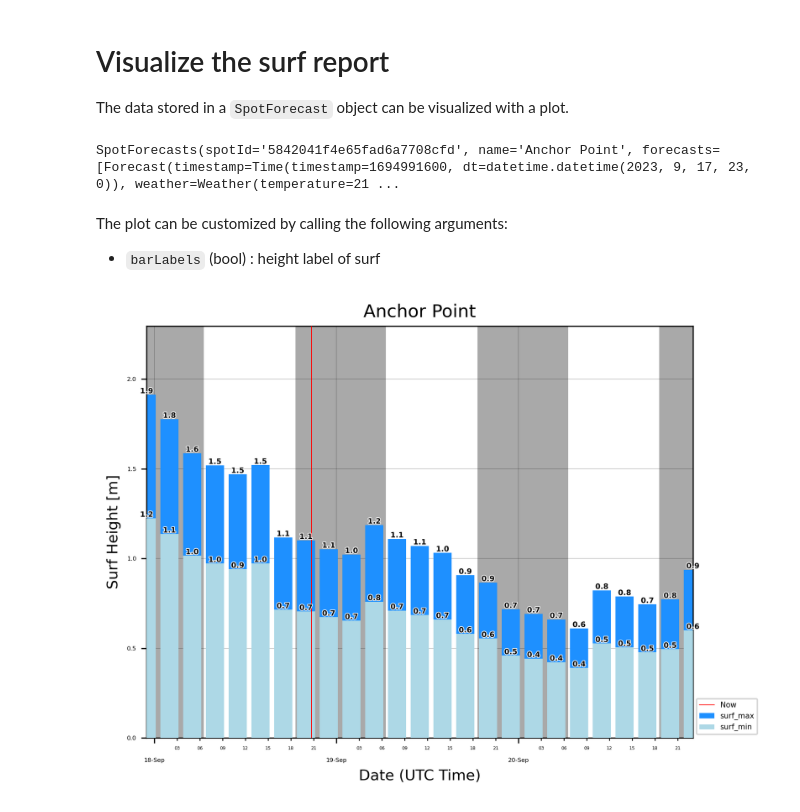
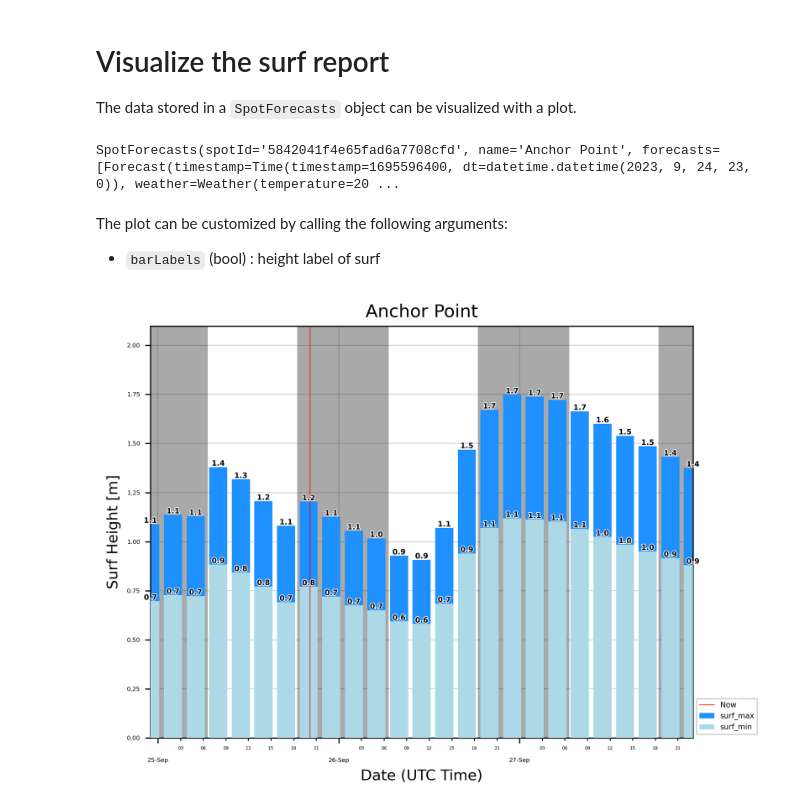
Before and after one commit to giocaizzi/pysurfline, a Jupyter notebook: docs/examples/SurfReport.ipynb, the cells around one changed output. Saved outputs shown, nothing was run; the diff lists cells and outputs as text; code cells hidden in the pictures.

```diff
--- a/docs/examples/SurfReport.ipynb
+++ b/docs/examples/SurfReport.ipynb
@@ -1,24 +1,24 @@
 # %% [markdown]
 # Visualize the surf report
 
-The data stored in a `SpotForecast` object can be visualized with a plot.
+The data stored in a `SpotForecasts` object can be visualized with a plot.
 # %%
 import pysurfline
 # %%
 spotId = "5842041f4e65fad6a7708cfd" # anchor point
 # spotId = "5842041f4e65fad6a7708890" # pipeline
 
-spotforecast = pysurfline.get_spot_forecasts(spotId)
-spotforecast
+spotforecasts = pysurfline.get_spot_forecasts(spotId)
+spotforecasts
 # %% [output]
-SpotForecasts(spotId='5842041f4e65fad6a7708cfd', name='Anchor Point', forecasts=[Forecast(timestamp=Time(timestamp=1694991600, dt=datetime.datetime(2023, 9, 17, 23, 0)), weather=Weather(temperature=21 ...
+SpotForecasts(spotId='5842041f4e65fad6a7708cfd', name='Anchor Point', forecasts=[Forecast(timestamp=Time(timestamp=1695596400, dt=datetime.datetime(2023, 9, 24, 23, 0)), weather=Weather(temperature=20 ...
 # %% [markdown]
 The plot can be customized by calling the following arguments:
 - `barLabels` (bool) : height label of surf
 # %%
 pysurfline.plot_surf_report(
-    spotforecast,
+    spotforecasts,
     barLabels = True,
     )
 # %% [output]
-[figure, old version]
+[figure, new version]
```
Also changed, not shown: 50 other files.
